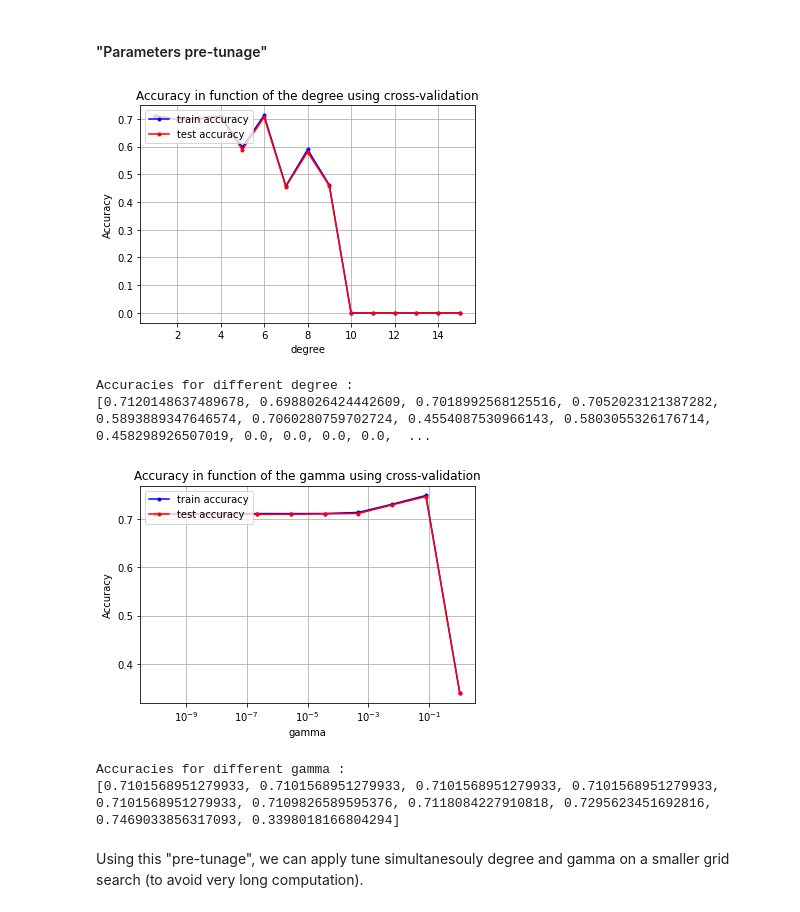
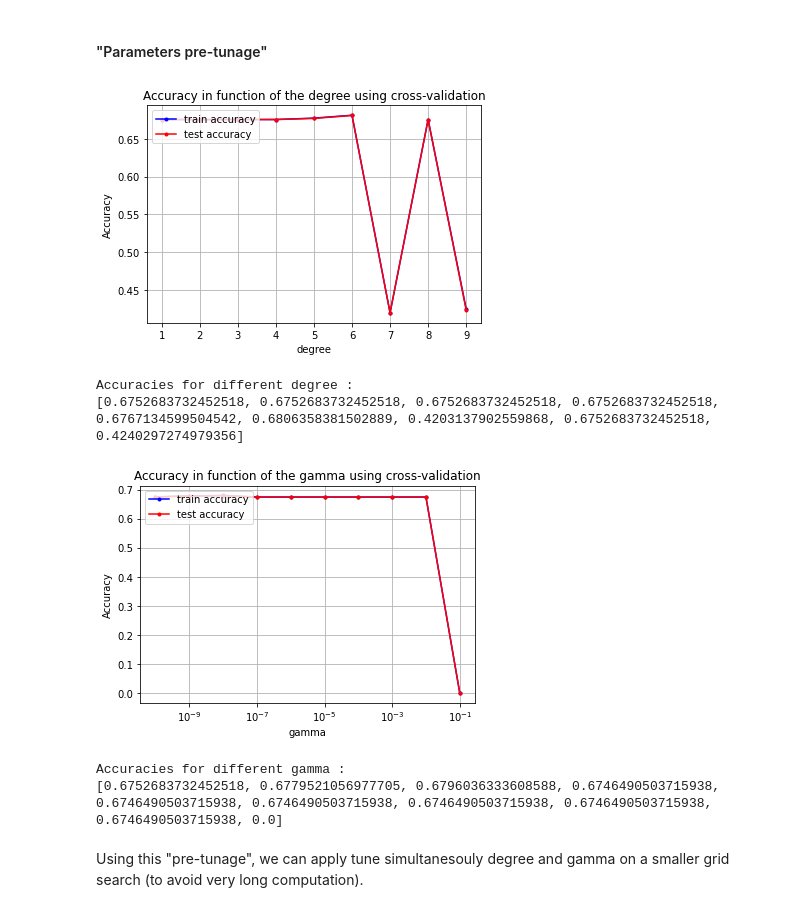
Before and after one commit to CS-433/ml-project-1-thevipers, a Jupyter notebook: main.ipynb, the cells around one changed output. Cells and saved outputs as stored; diff of their text form; code cells hidden in the pictures.

```diff
--- a/main.ipynb
+++ b/main.ipynb
@@ -206,36 +203,36 @@ seed = np.random.seed(10)
 # %%
 #Fixed parameters :
 k_fold=4
 max_iters = 50
 
 #Parameters to tune :
-degrees = 1+np.arange(15)
+degrees = 1+np.arange(9)
 gamma=1e-8
 
 best_degree, acc_te_deg, acc_tr_deg = tune_best_one(y_, tX_, k_fold, least_squares_GD, seed=seed, params=degrees, gamma=gamma, max_iters=max_iters, name='degree')
 
 CV_param_plot(degrees, acc_tr_deg, acc_te_deg, name_param="degree")
 
 print("Accuracies for different degree :")
 print(acc_te_deg)
 
 #Parameters to tune :
 degree = best_degree
-gammas=np.logspace(-10, 0, 10)
+gammas=np.logspace(-10, -1, 10)
 
 best_gam, acc_te_gam, acc_tr_gam = tune_best_one(y_, tX_, k_fold, least_squares_GD, seed=seed, params=gammas, degree=degree, max_iters=max_iters, name='gamma')
 
 CV_param_plot(gammas, acc_tr_gam, acc_te_gam, name_param="gamma")
 
 print("Accuracies for different gamma :")
 print(acc_te_gam)
 # %% [output]
-[figure, old version]
+[figure, new version]
 Accuracies for different degree :
-[0.7120148637489678, 0.6988026424442609, 0.7018992568125516, 0.7052023121387282, 0.5893889347646574, 0.7060280759702724, 0.4554087530966143, 0.5803055326176714, 0.458298926507019, 0.0, 0.0, 0.0, 0.0,  ...
+[0.6752683732452518, 0.6752683732452518, 0.6752683732452518, 0.6752683732452518, 0.6767134599504542, 0.6806358381502889, 0.4203137902559868, 0.6752683732452518, 0.4240297274979356]
-[figure, old version]
+[figure, new version]
 Accuracies for different gamma :
-[0.7101568951279933, 0.7101568951279933, 0.7101568951279933, 0.7101568951279933, 0.7101568951279933, 0.7109826589595376, 0.7118084227910818, 0.7295623451692816, 0.7469033856317093, 0.3398018166804294]
+[0.6752683732452518, 0.6779521056977705, 0.6796036333608588, 0.6746490503715938, 0.6746490503715938, 0.6746490503715938, 0.6746490503715938, 0.6746490503715938, 0.6746490503715938, 0.0]
 # %% [markdown]
 Using this "pre-tunage", we can apply tune simultanesouly degree and gamma on a smaller grid search (to avoid very long computation).
 # %%
```
Also changed, not shown: parts of 16 cells of this notebook, 2 other files.
